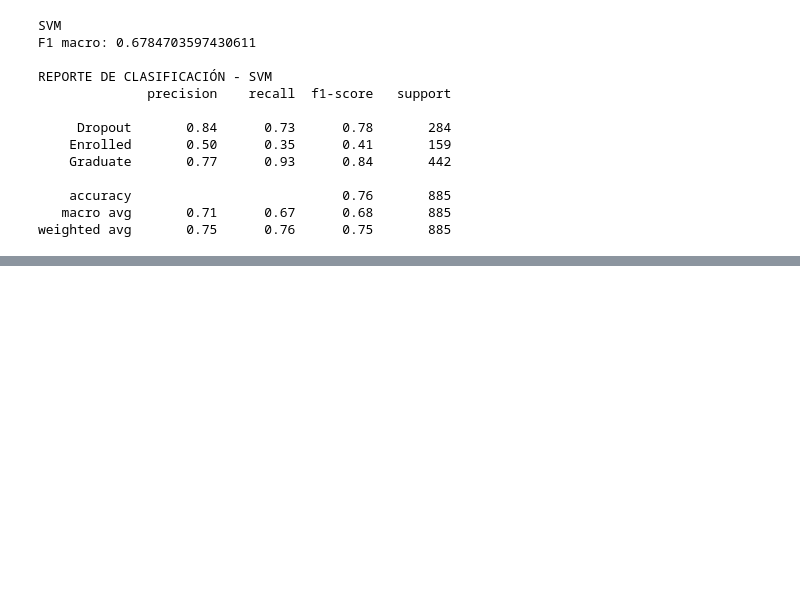
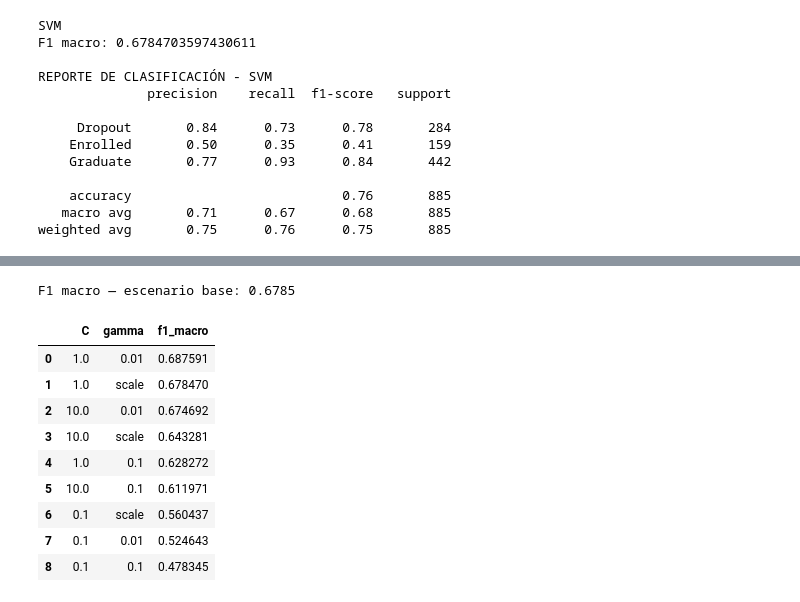
Before and after one commit to RainerAI-byte/CDII, a Jupyter notebook: notebooks/02_dataset_auditoria.ipynb, the cells around one changed output, grey strips where cells are left out. Drawn from its saved outputs; the diff is of its cells as text; code cells hidden in the pictures; blank space fills up the shorter version.

```diff
--- a/notebooks/02_dataset_auditoria.ipynb
+++ b/notebooks/02_dataset_auditoria.ipynb
@@ -219,0 +251,80 @@ weighted avg       0.75      0.76      0.75       885
+# %%
+svm_base = Pipeline([
+    ("prep", preprocess),
+    ("model", SVC(
+        C=1,
+        gamma="scale",
+        kernel="rbf",
+        probability=True,
+        random_state=42
+    ))
+])
+
+svm_base.fit(Xtr, ytr)
+
+pred_base = svm_base.predict(Xte)
+
+f1_base = f1_score(
+    yte,
+    pred_base,
+    average="macro"
+)
+
+print(f"F1 macro — escenario base: {f1_base:.4f}")
+# %% [output]
+F1 macro — escenario base: 0.6785
+# %%
+param_grid = {
+    "C": [0.1, 1, 10],
+    "gamma": ["scale", 0.01, 0.1]
+}
+
+resultados = []
+
+for params in ParameterGrid(param_grid):
+    modelo = Pipeline([
+        ("prep", preprocess),
+        ("model", SVC(
+            C=params["C"],
+            gamma=params["gamma"],
+            kernel="rbf",
+            probability=True,
+            random_state=42
+        ))
+    ])
+
+    modelo.fit(Xtr, ytr)
+
+    pred = modelo.predict(Xte)
+
+    f1 = f1_score(
+        yte,
+        pred,
+        average="macro"
+    )
+
+    resultados.append({
+        "C": params["C"],
+        "gamma": params["gamma"],
+        "f1_macro": f1
+    })
+
+resultados_df = pd.DataFrame(resultados)
+
+resultados_df = resultados_df.sort_values(
+    "f1_macro",
+    ascending=False
+).reset_index(drop=True)
+
+display(resultados_df)
+# %% [output]
+|  | C | gamma | f1_macro |
+| 0 | 1.0 | 0.01 | 0.687591 |
+| 1 | 1.0 | scale | 0.678470 |
+| 2 | 10.0 | 0.01 | 0.674692 |
+| 3 | 10.0 | scale | 0.643281 |
+| 4 | 1.0 | 0.1 | 0.628272 |
+| 5 | 10.0 | 0.1 | 0.611971 |
+| 6 | 0.1 | scale | 0.560437 |
+| 7 | 0.1 | 0.01 | 0.524643 |
+| 8 | 0.1 | 0.1 | 0.478345 |
```
Also changed, not shown: parts of 7 cells of this notebook, 1 other file.
